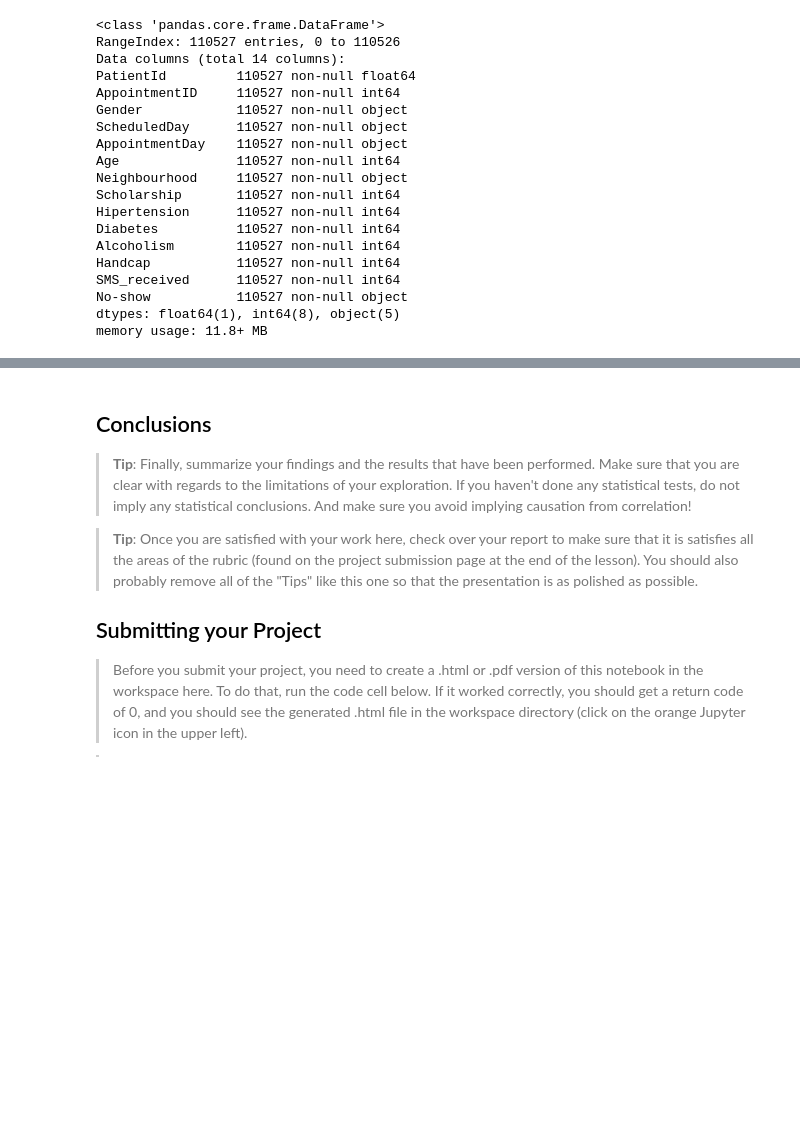
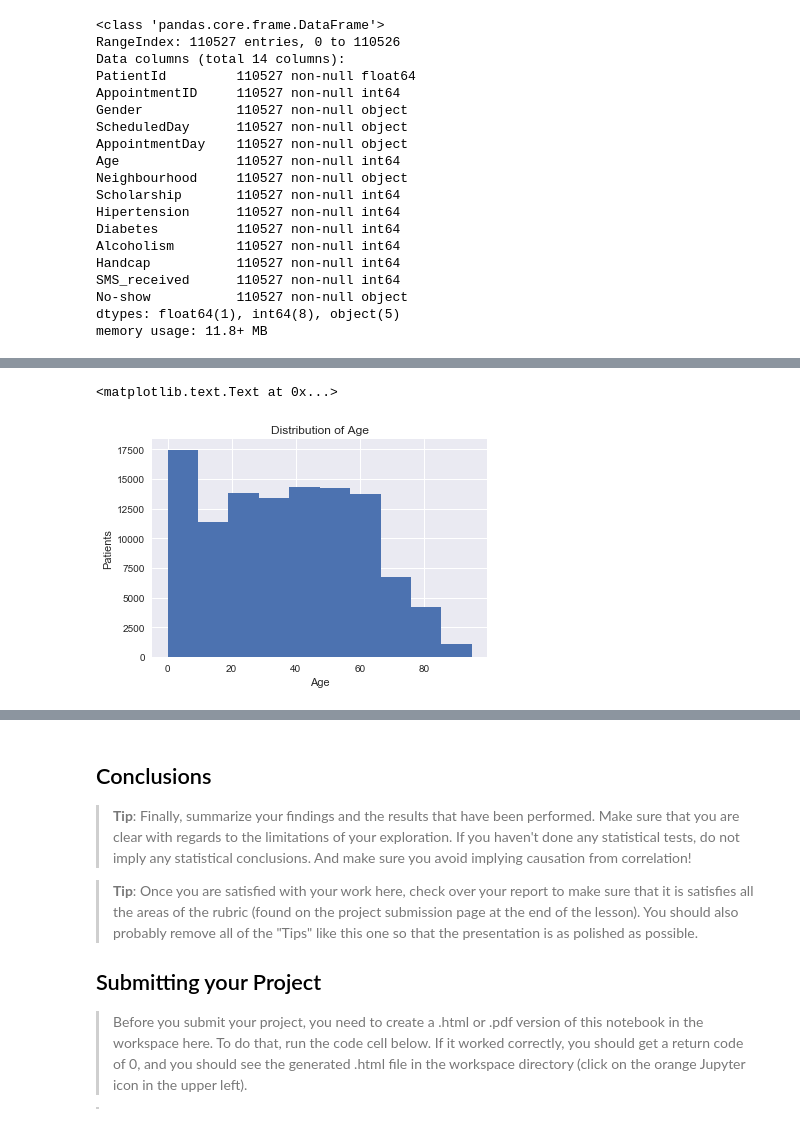
Before and after one commit to IreneFlorez/medical-data-analysis, a Jupyter notebook: Investigate_a_Dataset.ipynb, the cells around one changed output, grey strips where cells are left out. Cells and saved outputs as stored; diff of their text form; code cells hidden in the pictures; blank space fills up the shorter version.

```diff
--- a/Investigate_a_Dataset.ipynb
+++ b/Investigate_a_Dataset.ipynb
@@ -112,0 +185,10 @@ memory usage: 11.8+ MB
+# %%
+# Distribution of 'Age'
+plt.figure.Figure();
+age_hist = df['Age'].plot.hist(bins=10)
+age_hist.set_xlabel("Age")
+age_hist.set_ylabel("Patients")
+age_hist.set_title('Distribution of Age')
+# %% [output]
+<matplotlib.text.Text at 0x...>
+[figure, added]
```
Also changed, not shown: parts of 53 cells of this notebook.
